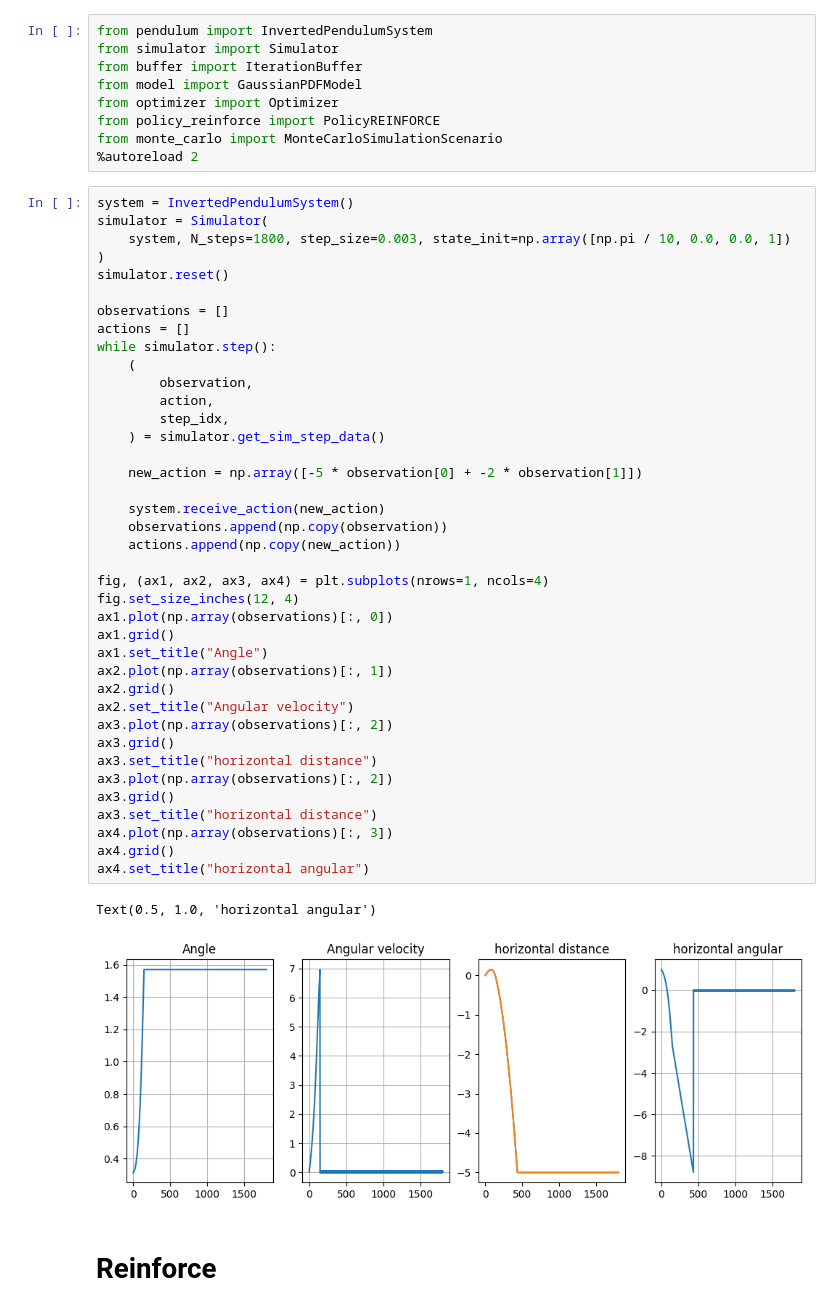
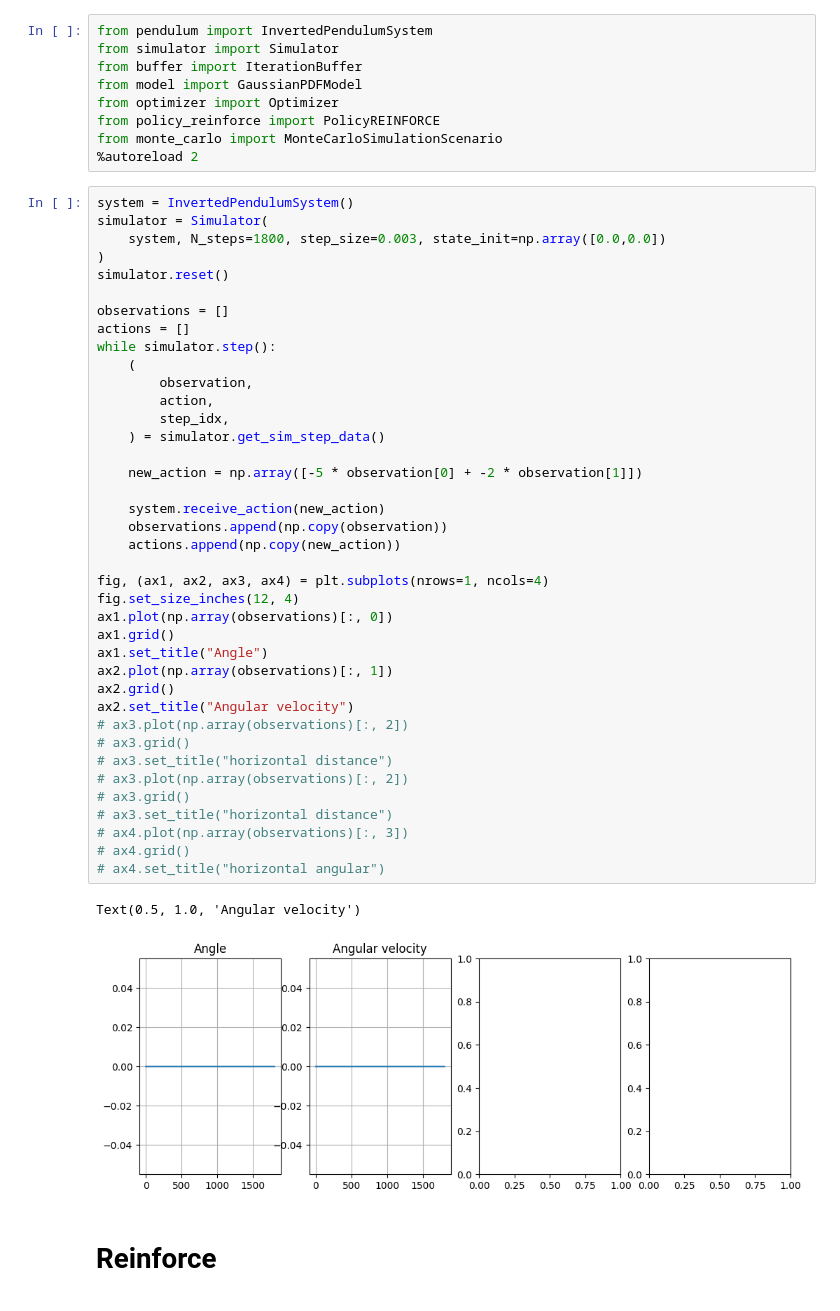
Before and after one commit to BogChamp/rl_project, a Jupyter notebook: RL_project.ipynb, the cells around one changed output. Drawn from its saved outputs; the diff is of its cells as text.

```diff
--- a/RL_project.ipynb
+++ b/RL_project.ipynb
@@ -27,45 +27,45 @@ from monte_carlo import MonteCarloSimulationScenario
 # %%
 system = InvertedPendulumSystem()
 simulator = Simulator(
-    system, N_steps=1800, step_size=0.003, state_init=np.array([np.pi / 10, 0.0, 0.0, 1])
+    system, N_steps=1800, step_size=0.003, state_init=np.array([0.0,0.0])
 )
 simulator.reset()
 
 observations = []
 actions = []
 while simulator.step():
     (
         observation,
         action,
         step_idx,
     ) = simulator.get_sim_step_data()
 
     new_action = np.array([-5 * observation[0] + -2 * observation[1]])
 
     system.receive_action(new_action)
     observations.append(np.copy(observation))
     actions.append(np.copy(new_action))
 
 fig, (ax1, ax2, ax3, ax4) = plt.subplots(nrows=1, ncols=4)
 fig.set_size_inches(12, 4)
 ax1.plot(np.array(observations)[:, 0])
 ax1.grid()
 ax1.set_title("Angle")
 ax2.plot(np.array(observations)[:, 1])
 ax2.grid()
 ax2.set_title("Angular velocity")
-ax3.plot(np.array(observations)[:, 2])
-ax3.grid()
-ax3.set_title("horizontal distance")
-ax3.plot(np.array(observations)[:, 2])
-ax3.grid()
-ax3.set_title("horizontal distance")
-ax4.plot(np.array(observations)[:, 3])
-ax4.grid()
-ax4.set_title("horizontal angular")
+# ax3.plot(np.array(observations)[:, 2])
+# ax3.grid()
+# ax3.set_title("horizontal distance")
+# ax3.plot(np.array(observations)[:, 2])
+# ax3.grid()
+# ax3.set_title("horizontal distance")
+# ax4.plot(np.array(observations)[:, 3])
+# ax4.grid()
+# ax4.set_title("horizontal angular")
 # %% [output]
-Text(0.5, 1.0, 'horizontal angular')
+Text(0.5, 1.0, 'Angular velocity')
-[figure, old version]
+[figure, new version]
 # %% [markdown]
 # Reinforce
 # %%
```
Also changed, not shown: parts of 1 cell of this notebook, 4 other files.
